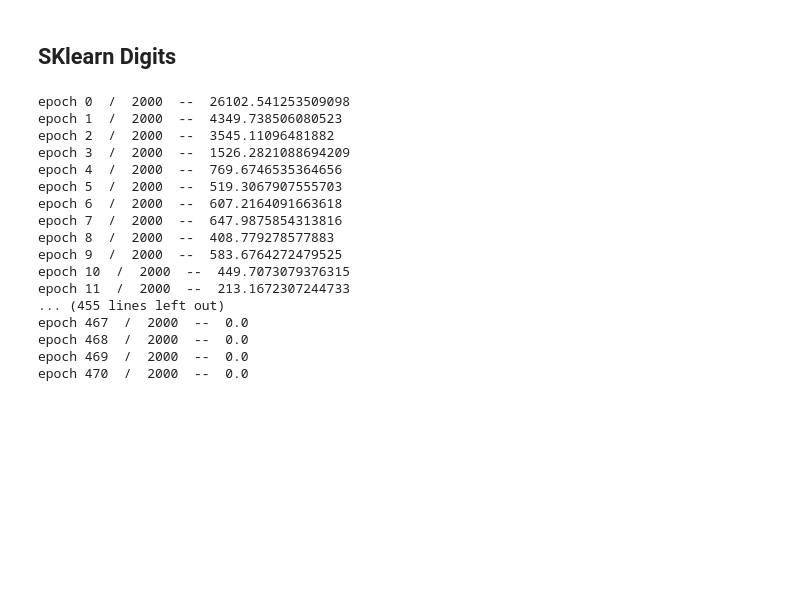
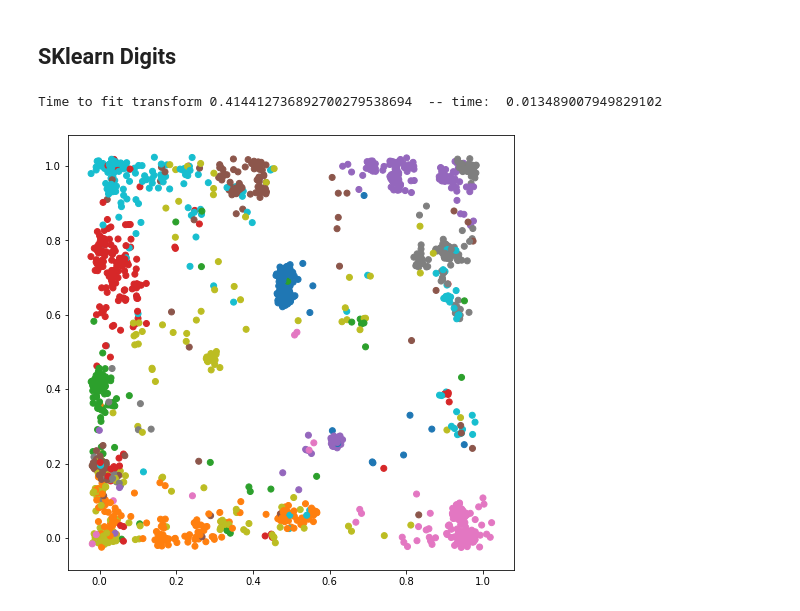
Before and after one commit to JonasRSV/emby, a Jupyter notebook: examples/som_examples.ipynb, the cells around one changed output. Cells and saved outputs as stored; diff of their text form; code cells hidden in the pictures; blank space fills up the shorter version.

```diff
--- a/examples/som_examples.ipynb
+++ b/examples/som_examples.ipynb
@@ -10,47 +10,31 @@ SKlearn Digits
 # %%
 %%time
 from sklearn.datasets import load_digits
 
 digits = load_digits()
 
 x = digits.data
 y = digits.target
 
 x = x - x.mean()
 
 som = emby.SOM(Z=2,
-               learning_rate=0.5,
+               learning_rate=0.1,
                y_variance=0.2,
-               epochs=2000,
-               bases=100,
+               bases=1000,
                logging=emby.Logging.Progress,
-               device=emby.Device.CPU,
-               uniform_base_position="origo")
+               device=emby.Device.GPU,
+               uniform_base_position="random")
 
 colors = np.array(list(mcolors.TABLEAU_COLORS.values()))
 
 timestamp = time.time()
 embeddings = som.fit_transform(x) + np.random.normal(0, 0.01, size=(len(x), 2))
 print(f"Time to fit transform {time.time() - timestamp}")
 
 plt.figure(figsize=(8, 8))
 plt.scatter(embeddings[:, 0], embeddings[:, 1], color=colors[y])
 plt.show()
 # %% [output]
-epoch 0  /  2000  --  26102.541253509098
-epoch 1  /  2000  --  4349.738506080523
-epoch 2  /  2000  --  3545.11096481882
-epoch 3  /  2000  --  1526.2821088694209
-epoch 4  /  2000  --  769.6746535364656
-epoch 5  /  2000  --  519.3067907555703
-epoch 6  /  2000  --  607.2164091663618
-epoch 7  /  2000  --  647.9875854313816
-epoch 8  /  2000  --  408.779278577883
-epoch 9  /  2000  --  583.6764272479525
-epoch 10  /  2000  --  449.7073079376315
-epoch 11  /  2000  --  213.1672307244733
-... (455 lines left out)
-epoch 467  /  2000  --  0.0
-epoch 468  /  2000  --  0.0
-epoch 469  /  2000  --  0.0
-epoch 470  /  2000  --  0.0
+Time to fit transform 0.414412736892700279538694  -- time:  0.013489007949829102
+[figure, added]
```
Also changed, not shown: parts of 2 cells of this notebook, 3 other files.
